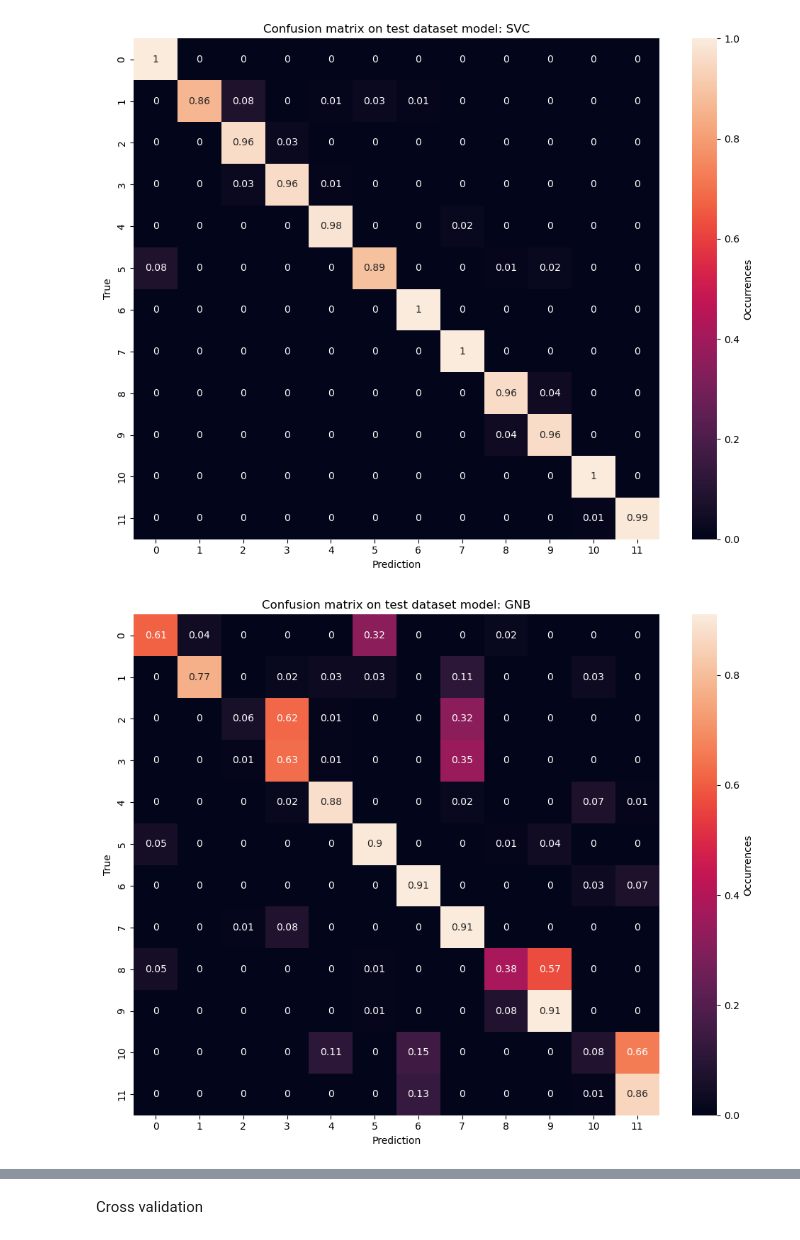
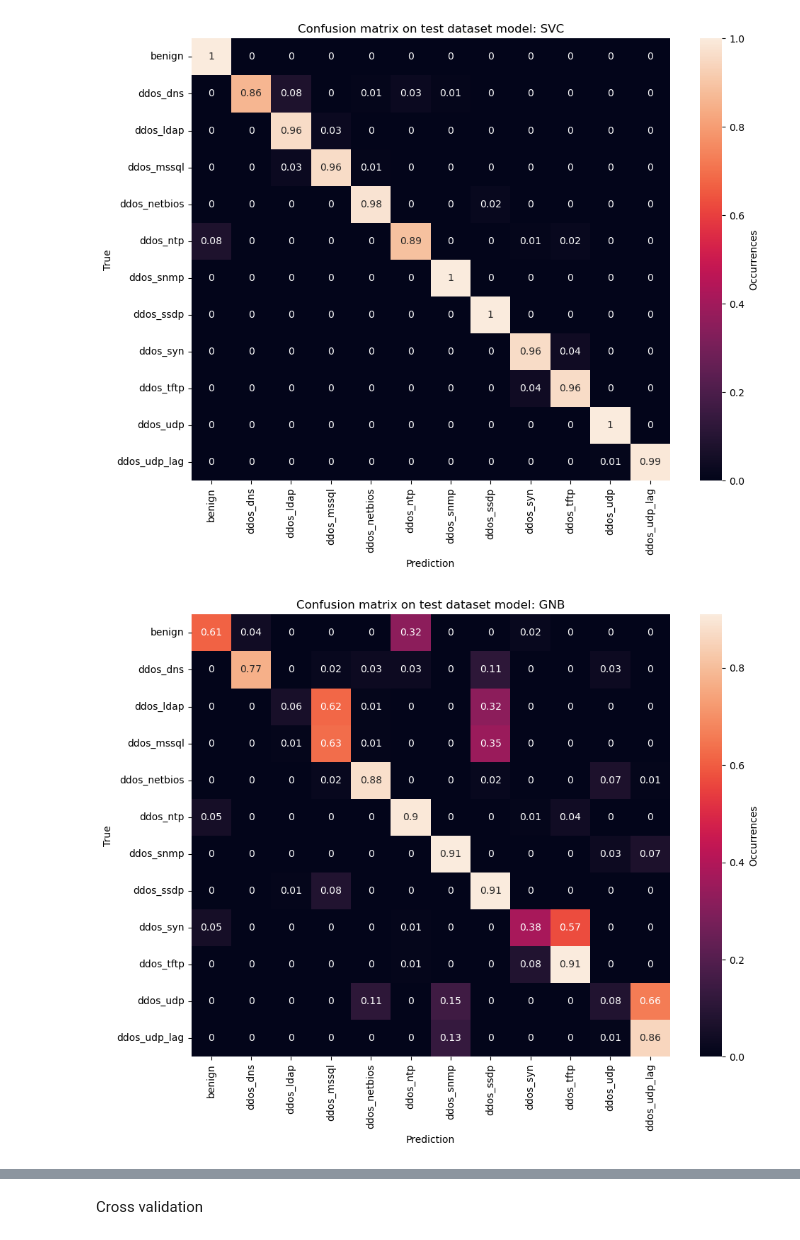
Before and after one commit to federicomirra01/DDoS_analysis_project, a Jupyter notebook: Section_2.ipynb, the cells around one changed output, grey strips where cells are left out. Saved outputs shown, nothing was run; the diff lists cells and outputs as text; code cells hidden in the pictures.

```diff
--- a/Section_2.ipynb
+++ b/Section_2.ipynb
@@ -46,12 +47,29 @@ y_pred_test_SVC = model_SVC.predict(X_test)
 
 y_pred_train_GNB = model_GNB.predict(X_train)
 y_pred_test_GNB = model_GNB.predict(X_test)
+# %%
+# Get unique labels
+unique_labels = np.unique(y_train)
+unique_labels_test = np.unique(y_test)
+# Create a mapping from numerical labels to string labels
+label_mapping = {i: label for i, label in enumerate(unique_labels)}
+
+# Convert string labels to numerical labels
+y_train_num = [np.where(unique_labels == label)[0][0] for label in y_train]
+y_test_num = [np.where(unique_labels_test == label)[0][0] for label in y_test]
+
+y_pred_train_KNN_num = [np.where(unique_labels == label)[0][0] for label in y_pred_train_KNN]
+y_pred_test_KNN_num = [np.where(unique_labels_test == label)[0][0] for label in y_pred_test_KNN]
+
+y_pred_train_RFC_num = [np.where(unique_labels == label)[0][0] for label in y_pred_train_RFC]
+y_pred_test_RFC_num = [np.where(unique_labels_test == label)[0][0] for label in y_pred_test_RFC]
+
+y_pred_train_SVC_num = [np.where(unique_labels == label)[0][0] for label in y_pred_train_SVC]
+y_pred_test_SVC_num = [np.where(unique_labels_test == label)[0][0] for label in y_pred_test_SVC]
+
+y_pred_train_GNB_num = [np.where(unique_labels == label)[0][0] for label in y_pred_train_GNB]
+y_pred_test_GNB_num = [np.where(unique_labels_test == label)[0][0] for label in y_pred_test_GNB]
 # %%
-from sklearn.metrics import classification_report, confusion_matrix
-import matplotlib.pyplot as plt
-import seaborn as sns
-import numpy as np
-
 print('model: KNN')
 print('train set predictions evaluation')
 print(classification_report(y_train, y_pred_train_KNN))
@@ -76,18 +94,18 @@ print(classification_report(y_train, y_pred_train_GNB))
 print('test set predictions evaluation')
 print(classification_report(y_test, y_pred_test_GNB))
 
-train_predicted = [y_pred_train_KNN, y_pred_train_RFC, y_pred_train_SVC, y_pred_train_GNB]
-test_predicted = [y_pred_test_KNN, y_pred_test_RFC, y_pred_test_SVC, y_pred_test_GNB]
+train_predicted = [y_pred_train_KNN_num, y_pred_train_RFC_num, y_pred_train_SVC_num, y_pred_train_GNB_num]
+test_predicted = [y_pred_test_KNN_num, y_pred_test_RFC_num, y_pred_test_SVC_num, y_pred_test_GNB_num]
 models = ["KNN", "RFC", "SVC", "GNB"]
 
 for i, label in enumerate(train_predicted):
     # get the confusion matrix of test set
-    conf_matrix = confusion_matrix(y_train, label)
+    conf_matrix = confusion_matrix(y_train_num, label)
     confusion_test = (conf_matrix / np.sum(conf_matrix, axis=1, keepdims=True)).round(2)
 
     # visualize the confusion matrix
     plt.figure(figsize=(10,8))
-    sns.heatmap(confusion_test, cmap='Blues', annot=True, cbar_kws={'label':'Occurrences'})
+    sns.heatmap(confusion_test, cmap='Blues', annot=True, cbar_kws={'label':'Occurrences'}, xticklabels=unique_labels, yticklabels=unique_labels)
     plt.xlabel('Prediction')
     plt.ylabel('True')
     plt.title(f'Confusion matrix on train dataset model: {models[i]}')
@@ -95,12 +113,12 @@ for i, label in enumerate(train_predicted):
 
 for i, label in enumerate(test_predicted):
     # get the confusion matrix of test set
-    conf_matrix = confusion_matrix(y_test, label)
+    conf_matrix = confusion_matrix(y_test_num, label)
     confusion_test = (conf_matrix / np.sum(conf_matrix, axis=1, keepdims=True)).round(2)
 
     # visualize the confusion matrix
     plt.figure(figsize=(10,8))
-    sns.heatmap(confusion_test,  annot=True, cbar_kws={'label':'Occurrences'})
+    sns.heatmap(confusion_test,  annot=True, cbar_kws={'label':'Occurrences'}, xticklabels=unique_labels, yticklabels=unique_labels)
     plt.xlabel('Prediction')
     plt.ylabel('True')
     plt.title(f'Confusion matrix on test dataset model: {models[i]}')
@@ -133,3 +151,3 @@ weighted avg       0.67      0.64      0.59     19272
-[figure, old version]
+[figure, new version]
-[figure, old version]
+[figure, new version]
 # %% [markdown]
```
Also changed, not shown: parts of 4 cells of this notebook, 1 other file.
